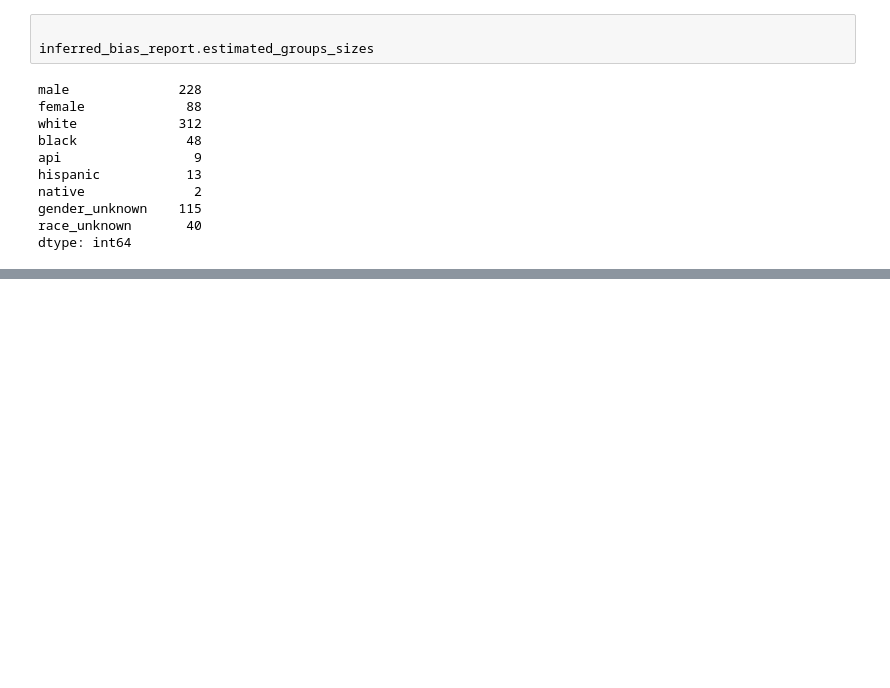
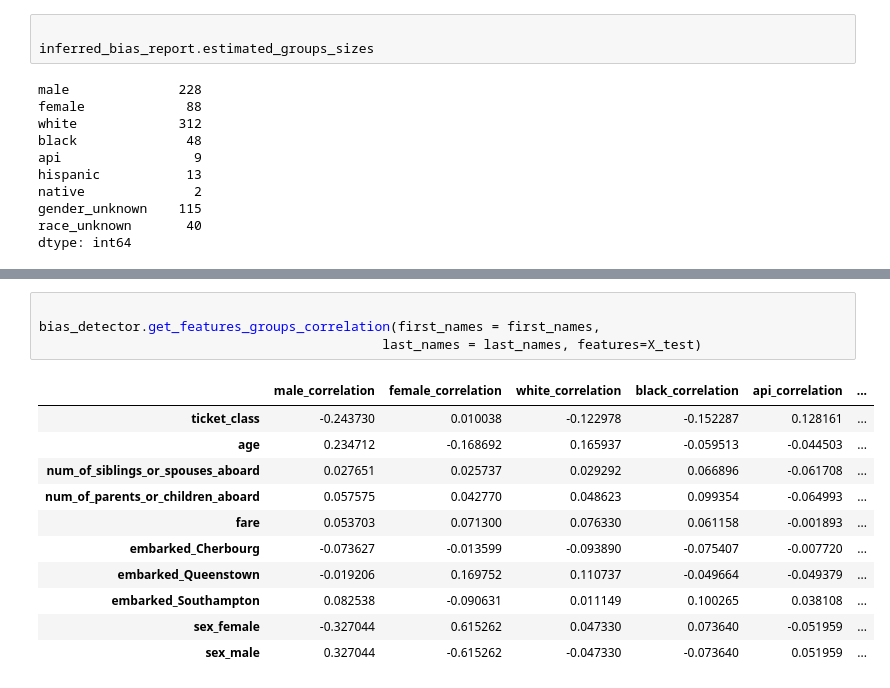
Before and after one commit to intuit/bias-detector, a Jupyter notebook: demos/titanic/titanic-bias-detection.ipynb, the cells around one changed output, grey strips where cells are left out. Saved outputs shown, nothing was run; the diff lists cells and outputs as text; blank space fills up the shorter version.

```diff
--- a/demos/titanic/titanic-bias-detection.ipynb
+++ b/demos/titanic/titanic-bias-detection.ipynb
@@ -372,0 +373,16 @@ df_test.reset_index(drop=True)[['first_name', 'last_name']].join(inferred_bias_r
+# %%
+
+bias_detector.get_features_groups_correlation(first_names = first_names,
+                                            last_names = last_names, features=X_test)
+# %% [output]
+|  | male_correlation | female_correlation | white_correlation | black_correlation | api_correlation | ... |
+| ticket_class | -0.243730 | 0.010038 | -0.122978 | -0.152287 | 0.128161 | ... |
+| age | 0.234712 | -0.168692 | 0.165937 | -0.059513 | -0.044503 | ... |
+| num_of_siblings_or_spouses_aboard | 0.027651 | 0.025737 | 0.029292 | 0.066896 | -0.061708 | ... |
+| num_of_parents_or_children_aboard | 0.057575 | 0.042770 | 0.048623 | 0.099354 | -0.064993 | ... |
+| fare | 0.053703 | 0.071300 | 0.076330 | 0.061158 | -0.001893 | ... |
+| embarked_Cherbourg | -0.073627 | -0.013599 | -0.093890 | -0.075407 | -0.007720 | ... |
+| embarked_Queenstown | -0.019206 | 0.169752 | 0.110737 | -0.049664 | -0.049379 | ... |
+| embarked_Southampton | 0.082538 | -0.090631 | 0.011149 | 0.100265 | 0.038108 | ... |
+| sex_female | -0.327044 | 0.615262 | 0.047330 | 0.073640 | -0.051959 | ... |
+| sex_male | 0.327044 | -0.615262 | -0.047330 | -0.073640 | 0.051959 | ... |
```
Also changed, not shown: parts of 2 cells of this notebook.
